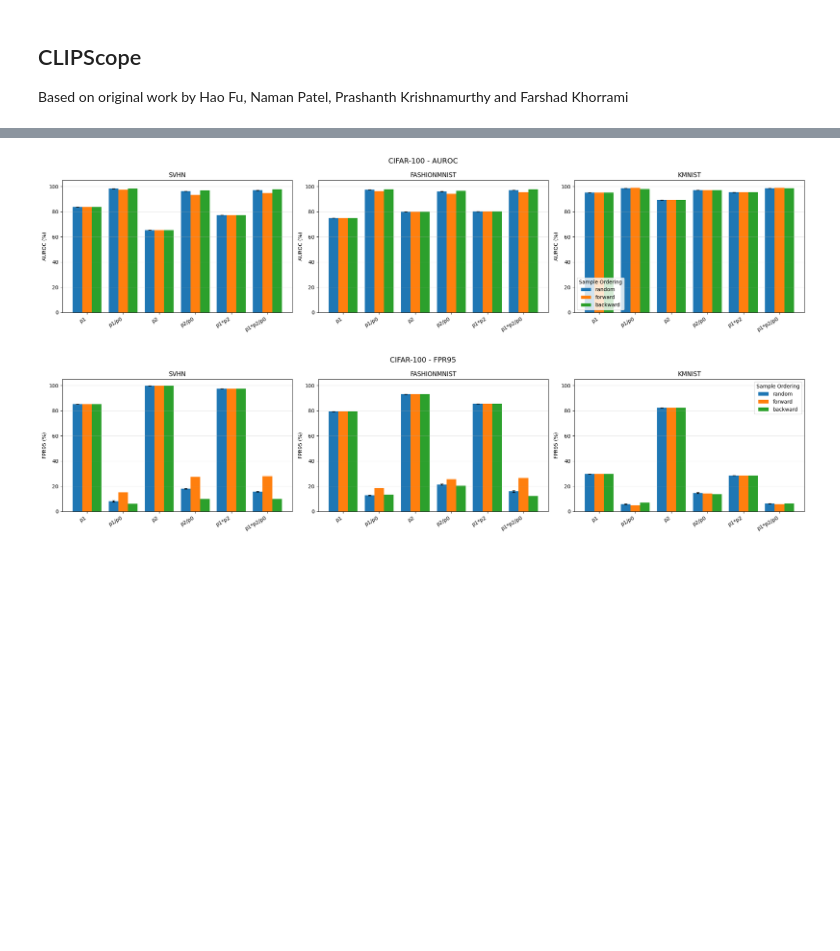
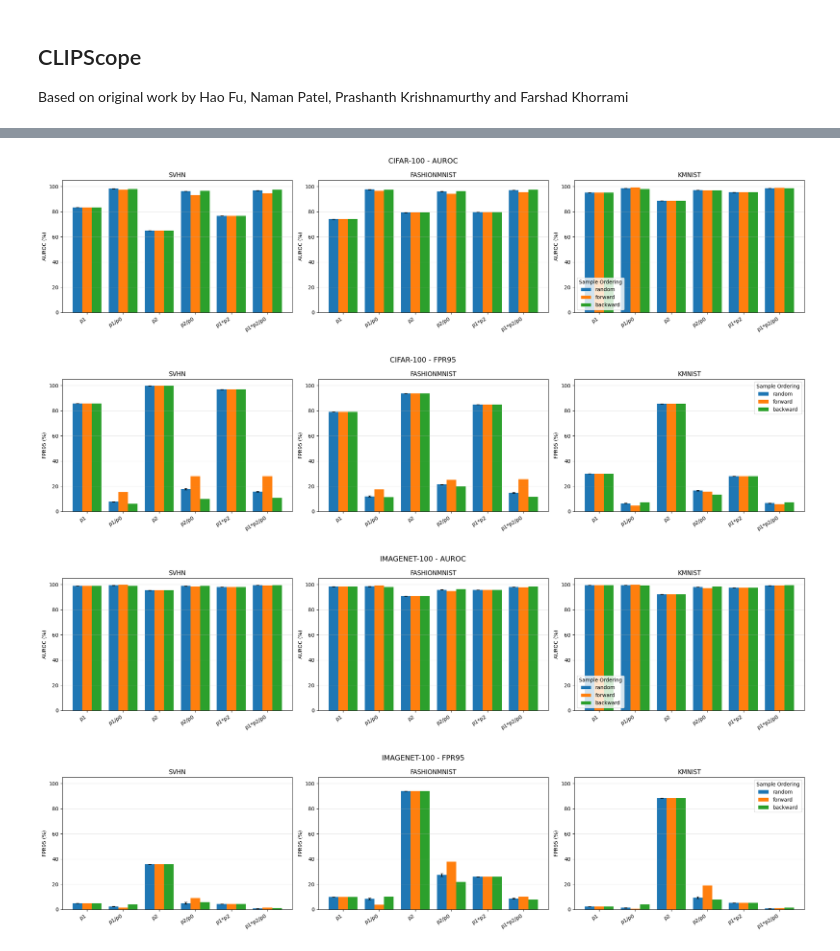
Before and after one commit to Achintha-Bandara/CLIPScope, a Jupyter notebook: CLIPScope.ipynb, the cells around one changed output, grey strips where cells are left out. Drawn from its saved outputs; the diff is of its cells as text; code cells hidden in the pictures; blank space fills up the shorter version.

Commit message:
Eeperimented with ImageNet-100

```diff
--- a/CLIPScope.ipynb
+++ b/CLIPScope.ipynb
@@ -7,10 +7,29 @@ from pathlib import Path
 import numpy as np
 import torch
 import clip
+from datasets import load_dataset
+from torch.utils.data import Dataset
 from torchvision.datasets import CIFAR10, CIFAR100, SVHN, EuroSAT, FashionMNIST, MNIST, KMNIST
 
 DEVICE = "cuda" if torch.cuda.is_available() else "cpu"
 ROOT = Path.cwd()
+
+class ImageNet100(Dataset):
+    def __init__(self, root="data", transform=None):
+        self.data = load_dataset("parquet", data_files=str(Path(root) / "validation-00000-of-00001.parquet"), split="train")
+        self.transform = transform
+        self.classes = self.data.features["label"].names
+
+    def __len__(self):
+        return len(self.data)
+
+    def __getitem__(self, idx):
+        item = self.data[idx]
+        image = item["image"].convert("RGB")
+        label = int(item["label"])
+        if self.transform:
+            image = self.transform(image)
+        return image, label
 
 def load_clip(name="ViT-B/16"):
     model, preprocess = clip.load(name, DEVICE)
@@ -45,13 +64,15 @@ def get_dataset(name, root="data"):
         return MNIST(root, train=False, download=True)
     if n == "kmnist":
         return KMNIST(root, train=False, download=True)
+    if n == "imagenet100":
+        return ImageNet100(root=root)
     raise ValueError(f"Unknown dataset: {name}")
 
 def class_names(x):
     """x: dataset name or dataset object. ImageNetV2 uses imagenet_class_clean.npy."""
     if isinstance(x, str):
-        if x.lower() == "imagenetv2":
-            return [str(c) for c in np.load(ROOT / "imagenet_class_clean.npy").tolist()]
+        # if x.lower() == "imagenetv2":
+        #     return [str(c) for c in np.load(ROOT / "imagenet_class_clean.npy").tolist()]
         x = get_dataset(x)
     return [c.replace("_", " ").lower() for c in x.classes]
 # %%
@@ -268,7 +289,7 @@ def main(id, ood, L, M, labels, orders, trials, model_name):
 results_cifar100 = main(
     id="cifar100",
     ood=["svhn", "fashionmnist", "kmnist"],
-    L=2000,
+    L=4000,
     M=None,
     labels="both",
     orders=["random", "forward", "backward"],
@@ -295,0 +317,11 @@ g = p1*p2/p0  AUROC  98.61 FPR95   6.30
+# %%
+results_imagenet100 = main(
+    id="imagenet100",
+    ood=["svhn", "fashionmnist", "kmnist"],
+    L=2000,
+    M=None,
+    labels="both",
+    orders=["random", "forward", "backward"],
+    trials=5,
+    model_name="ViT-B/16"
+)
@@ -325,32 +375,35 @@ def plot_experiments(experiments):
 
                     offset = (i - (len(orders) - 1) / 2) * width
 
                     ax.bar(
                         x + offset,
                         values,
                         width,
                         yerr=errors if order == "random" else None,
                         capsize=3,
                         label=order
                     )
 
                 ax.set_title(ood_name.upper())
                 ax.set_ylabel(f"{metric} (%)")
                 ax.set_xticks(x)
                 ax.set_xticklabels(methods, rotation=30, ha="right")
                 ax.set_ylim(0, 105)
                 ax.grid(axis="y", alpha=0.3)
 
             axes[-1].legend(title="Sample Ordering")
             fig.suptitle(f"{experiment_name} - {metric}", fontsize=14)
             plt.tight_layout()
             plt.show()
 
 experiments = {
-    "CIFAR-100": results_cifar100
+    "CIFAR-100": results_cifar100,
+    "IMAGENET-100": results_imagenet100
 }
 
 plot_experiments(experiments)
 # %% [output]
 [figure]
-[figure, old version]
+[figure, new version]
+[figure, added]
+[figure, added]
```
Also changed, not shown: parts of 4 cells of this notebook, 1 other file.
